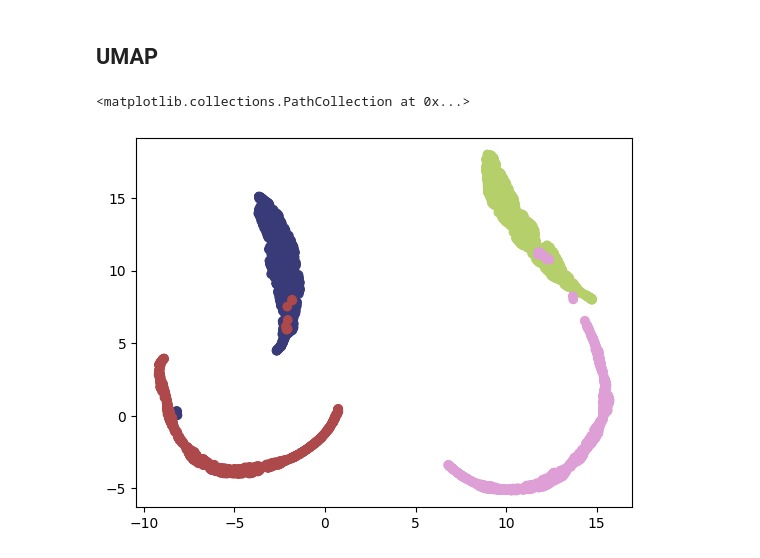
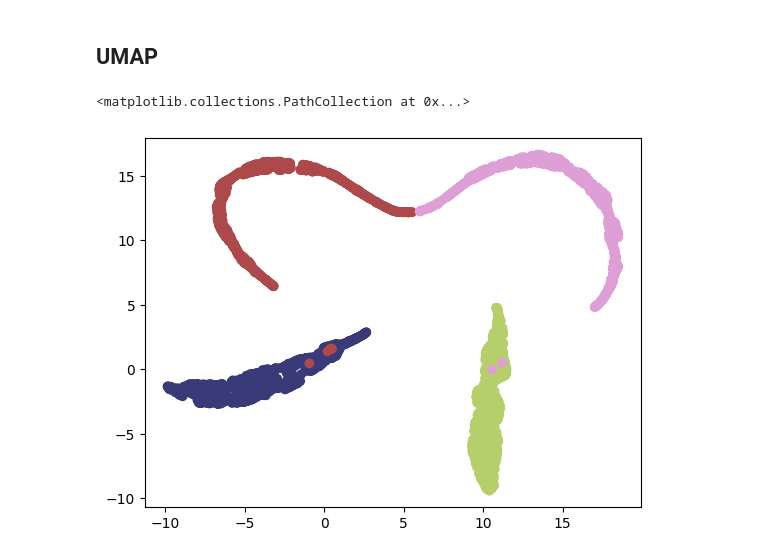
Before and after one commit to ludovicaisa/Physics_Unibo, a Jupyter notebook: src/Pattern_Recognition/SwissRoll_PCA_MDS_LLE_IsoMap_tSNE_UMAP.ipynb, the cells around one changed output. Drawn from its saved outputs; the diff is of its cells as text; code cells hidden in the pictures.

```diff
--- a/src/Pattern_Recognition/SwissRoll_PCA_MDS_LLE_IsoMap_tSNE_UMAP.ipynb
+++ b/src/Pattern_Recognition/SwissRoll_PCA_MDS_LLE_IsoMap_tSNE_UMAP.ipynb
@@ -127,10 +129,10 @@ plt.scatter(Ysne[:, 0], Ysne[:, 1], c=Lbl, cmap='tab20b')
 # %%
 from umap import UMAP
 
-umap = UMAP(n_neighbors=120) # default n_neighbors=15
+umap = UMAP(n_neighbors=30) # default n_neighbors=15
 Uxy = umap.fit_transform(data3)
 
 plt.scatter(Uxy[:, 0], Uxy[:, 1], c=Lbl, cmap='tab20b')
 # %% [output]
 <matplotlib.collections.PathCollection at 0x...>
-[figure, old version]
+[figure, new version]
```
Also changed, not shown: parts of 4 cells of this notebook, 2 other files.
